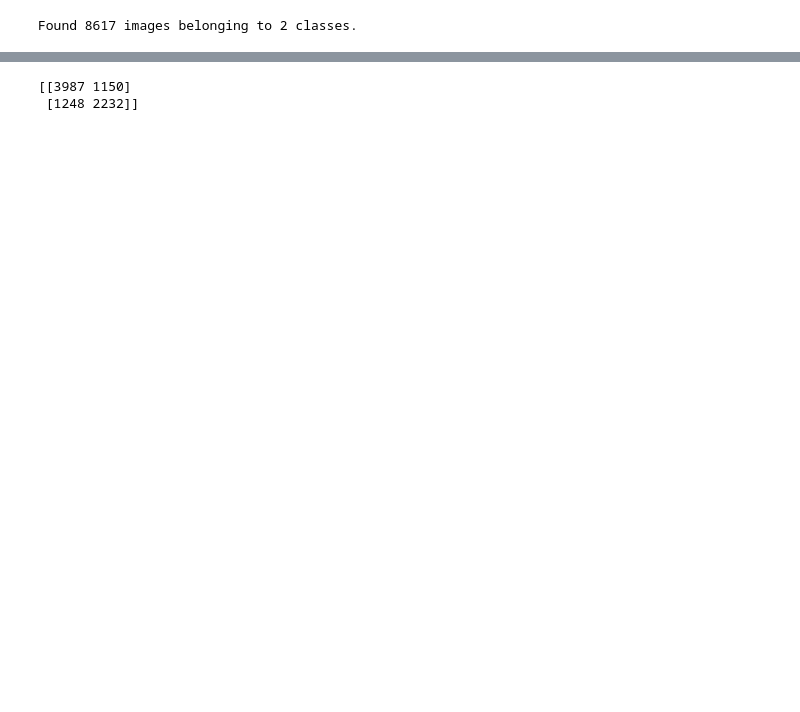
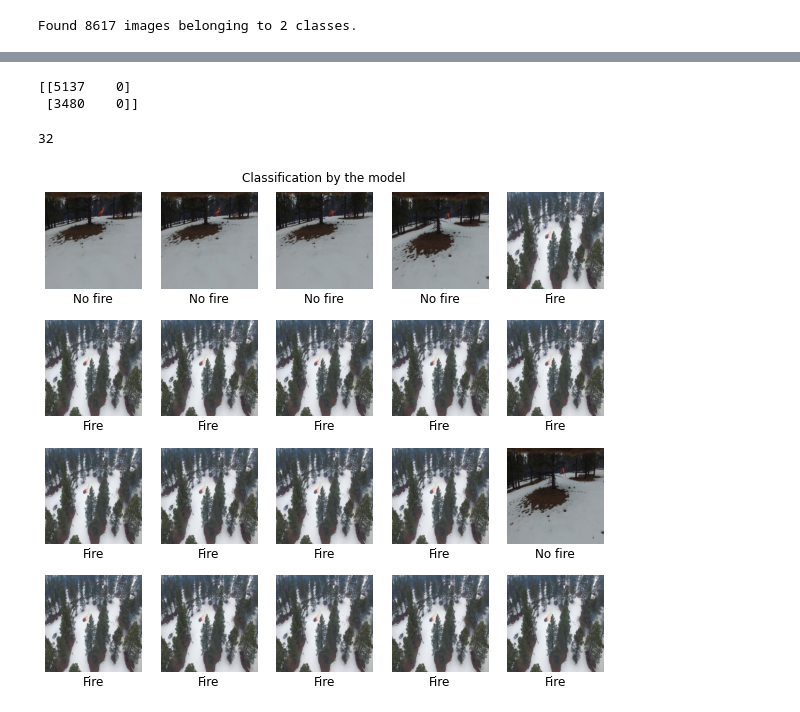
Before and after one commit to EmmanuelABonsu/CE888, a Jupyter notebook: src/project/evaluate.ipynb, the cells around one changed output, grey strips where cells are left out. Saved outputs shown, nothing was run; the diff lists cells and outputs as text; code cells hidden in the pictures; blank space fills up the shorter version.

```diff
--- a/src/project/evaluate.ipynb
+++ b/src/project/evaluate.ipynb
@@ -6,7 +11,7 @@ from tensorflow.keras.preprocessing.image import ImageDataGenerator
 import numpy as np
 from sklearn.metrics import confusion_matrix
 # %%
-model = keras.models.load_model('drive/MyDrive/trained_model/fire_detection_model_run_2')
+model = keras.models.load_model('drive/MyDrive/trained_model/fire_dection_model_run_April_14')
 # %%
 test_path = "drive/MyDrive/CE888_data/Test"
 # %%
@@ -17,7 +22,7 @@ test_generator = test_datagen.flow_from_directory(
         target_size=(254, 254),
         shuffle = False,
         class_mode='binary',
-        batch_size=1)
+        batch_size=32)
 # %% [output]
 Found 8617 images belonging to 2 classes.
 # %%
@@ -47,5 +52,33 @@ confusionMatrix = (confusion_matrix(
   y_pred=predictedClass))
 print(confusionMatrix)
 # %% [output]
-[[3987 1150]
- [1248 2232]]
+[[5137    0]
+ [3480    0]]
+# %%
+# taking first batch from the generator
+img, label = test_generator[0]
+
+# Predicting the images from the first batch
+pred = np.round(model.predict(img)).flatten()
+# %%
+len(img)
+# %% [output]
+32
+# %%
+import matplotlib.pyplot as plt
+
+# Numeric to semantic labels
+label_dict = {1.0: 'No fire', 0.0: 'Fire'}
+
+# Generating collage of plots
+fig = plt.figure(figsize=(10, 9))
+plt.title('Classification by the model')
+plt.axis('off')
+
+for i, img_i in enumerate(img[:20]):
+    ax = fig.add_subplot(4, 5, i+1)
+    plt.axis('off')
+    plt.title(label_dict[pred[i]], y=-0.2)
+    ax.imshow(img_i)
+# %% [output]
+[figure, added]
```
Also changed, not shown: parts of 5 cells of this notebook.
